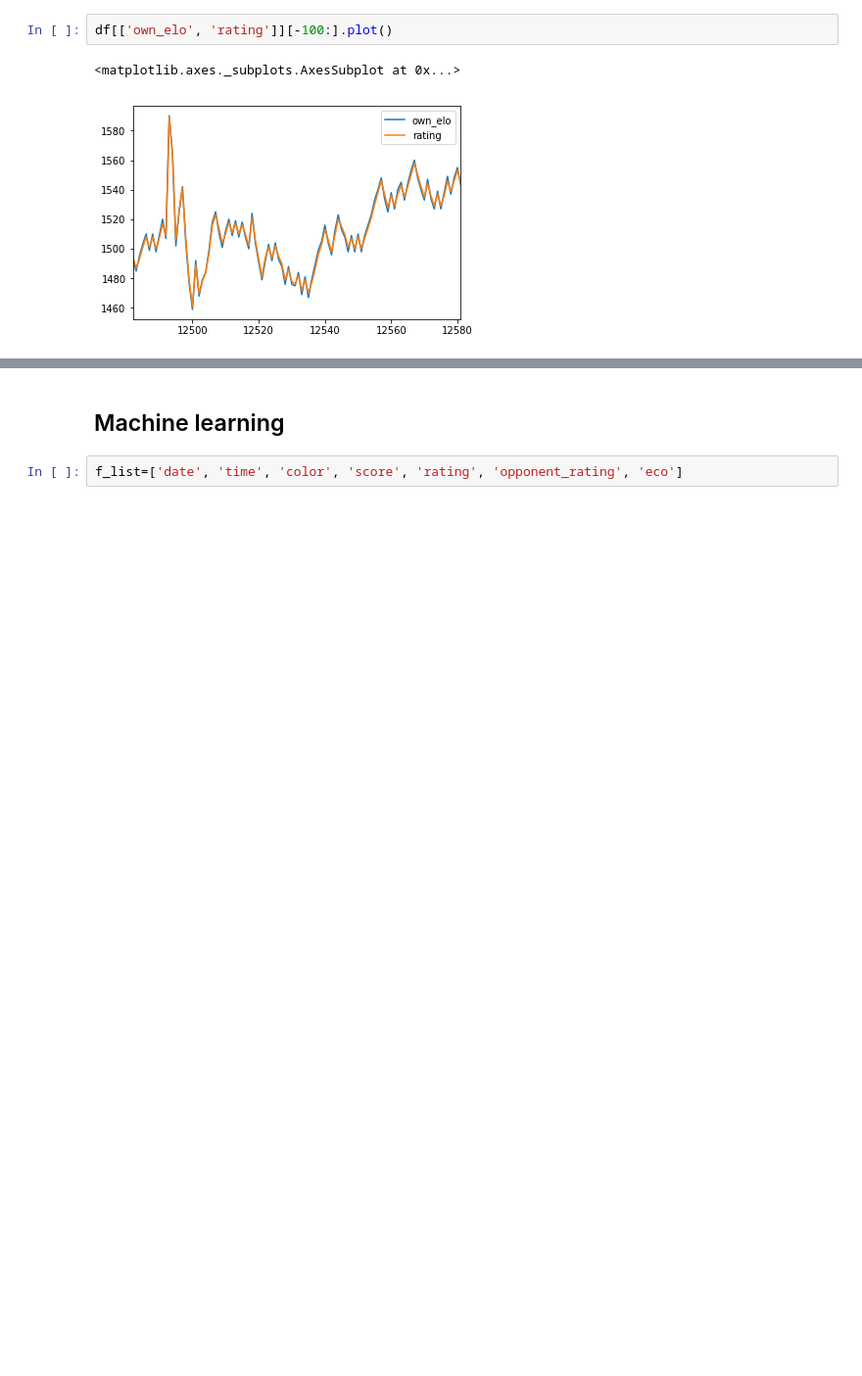
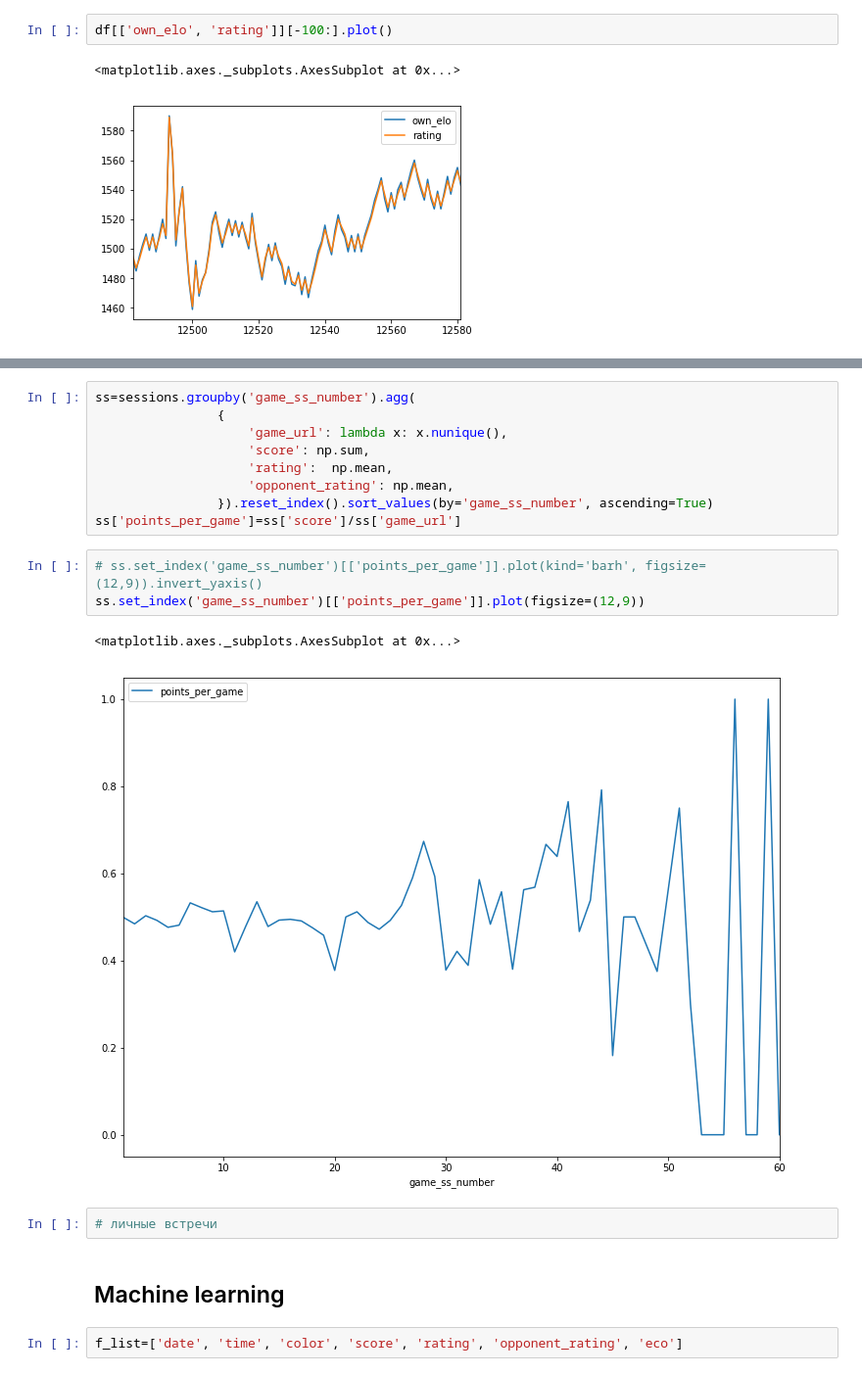
Before and after one commit to rosolimo212/chesscom, a Jupyter notebook: Current_user_forec.ipynb, the cells around one changed output, grey strips where cells are left out. Shown at 98% size. Saved outputs shown, nothing was run; the diff lists cells and outputs as text; blank space fills up the shorter version.

```diff
--- a/Current_user_forec.ipynb
+++ b/Current_user_forec.ipynb
@@ -423,3 +574,20 @@ df[['own_elo', 'rating']][-100:].plot()
+# %%
+ss=sessions.groupby('game_ss_number').agg(
+                {
+                    'game_url': lambda x: x.nunique(),
+                    'score': np.sum,
+                    'rating':  np.mean,
+                    'opponent_rating': np.mean,
+                }).reset_index().sort_values(by='game_ss_number', ascending=True)
+ss['points_per_game']=ss['score']/ss['game_url']
+# %%
+# ss.set_index('game_ss_number')[['points_per_game']].plot(kind='barh', figsize=(12,9)).invert_yaxis()
+ss.set_index('game_ss_number')[['points_per_game']].plot(figsize=(12,9))
+# %% [output]
+<matplotlib.axes._subplots.AxesSubplot at 0x...>
+[figure, added]
+# %%
+# личные встречи
 # %% [markdown]
 ## Machine learning
 # %%
```
Also changed, not shown: parts of 12 cells of this notebook.
